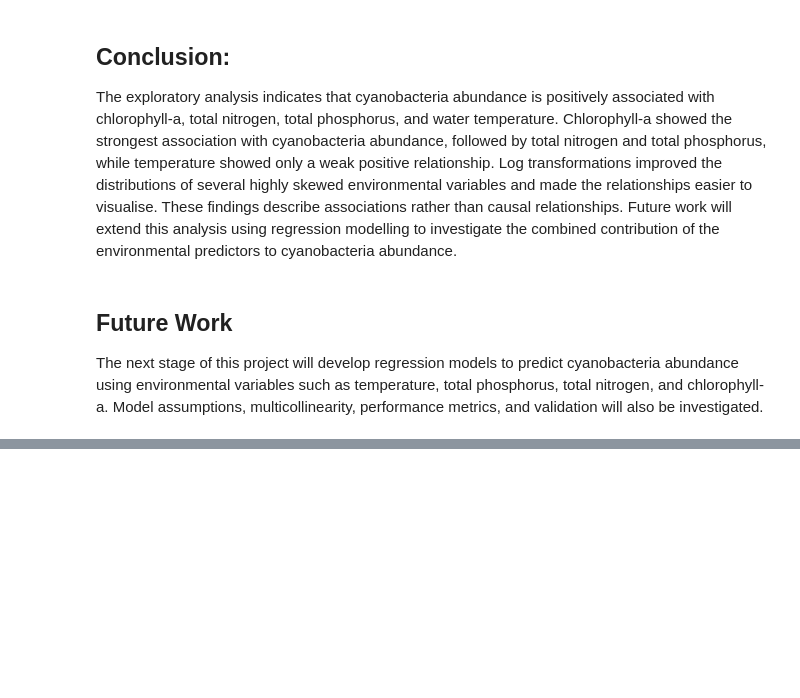
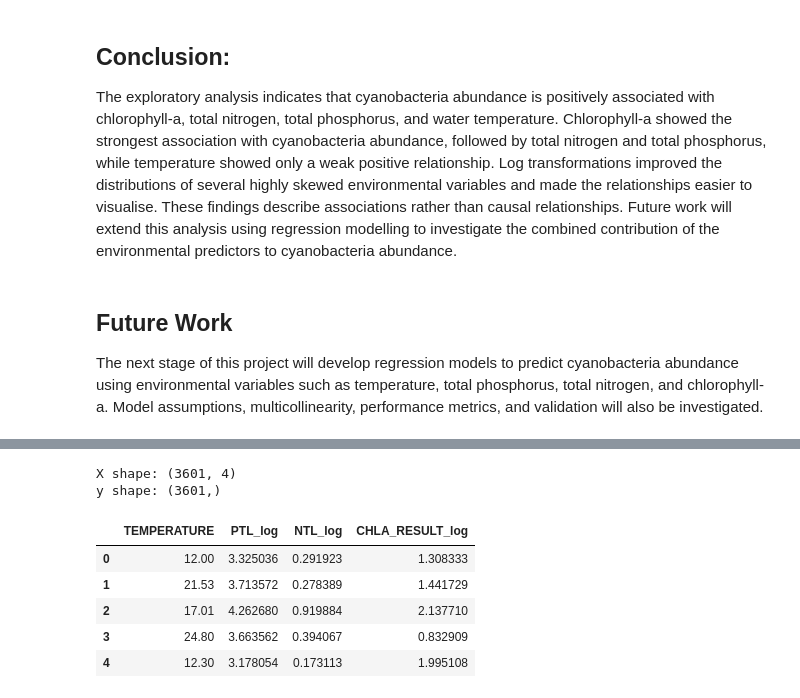
Before and after one commit to Projectisready/Algal_Bloom, a Jupyter notebook: notebooks/01_exploratory_analysis.ipynb, the cells around one changed output, grey strips where cells are left out. Drawn from its saved outputs; the diff is of its cells as text; code cells hidden in the pictures; blank space fills up the shorter version.

```diff
--- a/notebooks/01_exploratory_analysis.ipynb
+++ b/notebooks/01_exploratory_analysis.ipynb
@@ -661,0 +642,18 @@ done
+# %%
+# Create the modelling dataframe:
+
+model_vars = [
+    'B_G_DENS_log',
+    'TEMPERATURE',
+    'PTL_log',
+    'NTL_log',
+    'CHLA_RESULT_log'
+]
+
+model_df = df[model_vars].dropna()
+
+print("Original rows:", len(df))
+print("Rows used for modelling:", len(model_df))
+
+model_df.head()
+print("Modelling dataset shape:", model_df.shape)
@@ -661,0 +671,26 @@ done
+# %%
+# Define X & y
+X = model_df[
+    [
+        'TEMPERATURE',
+        'PTL_log',
+        'NTL_log',
+        'CHLA_RESULT_log'
+    ]
+]
+
+y = model_df['B_G_DENS_log']
+# %%
+print("X shape:", X.shape)
+print("y shape:", y.shape)
+
+X.head()
+# %% [output]
+X shape: (3601, 4)
+y shape: (3601,)
+|  | TEMPERATURE | PTL_log | NTL_log | CHLA_RESULT_log |
+| 0 | 12.00 | 3.325036 | 0.291923 | 1.308333 |
+| 1 | 21.53 | 3.713572 | 0.278389 | 1.441729 |
+| 2 | 17.01 | 4.262680 | 0.919884 | 2.137710 |
+| 3 | 24.80 | 3.663562 | 0.394067 | 0.832909 |
+| 4 | 12.30 | 3.178054 | 0.173113 | 1.995108 |
```
Also changed, not shown: parts of 65 cells of this notebook.
